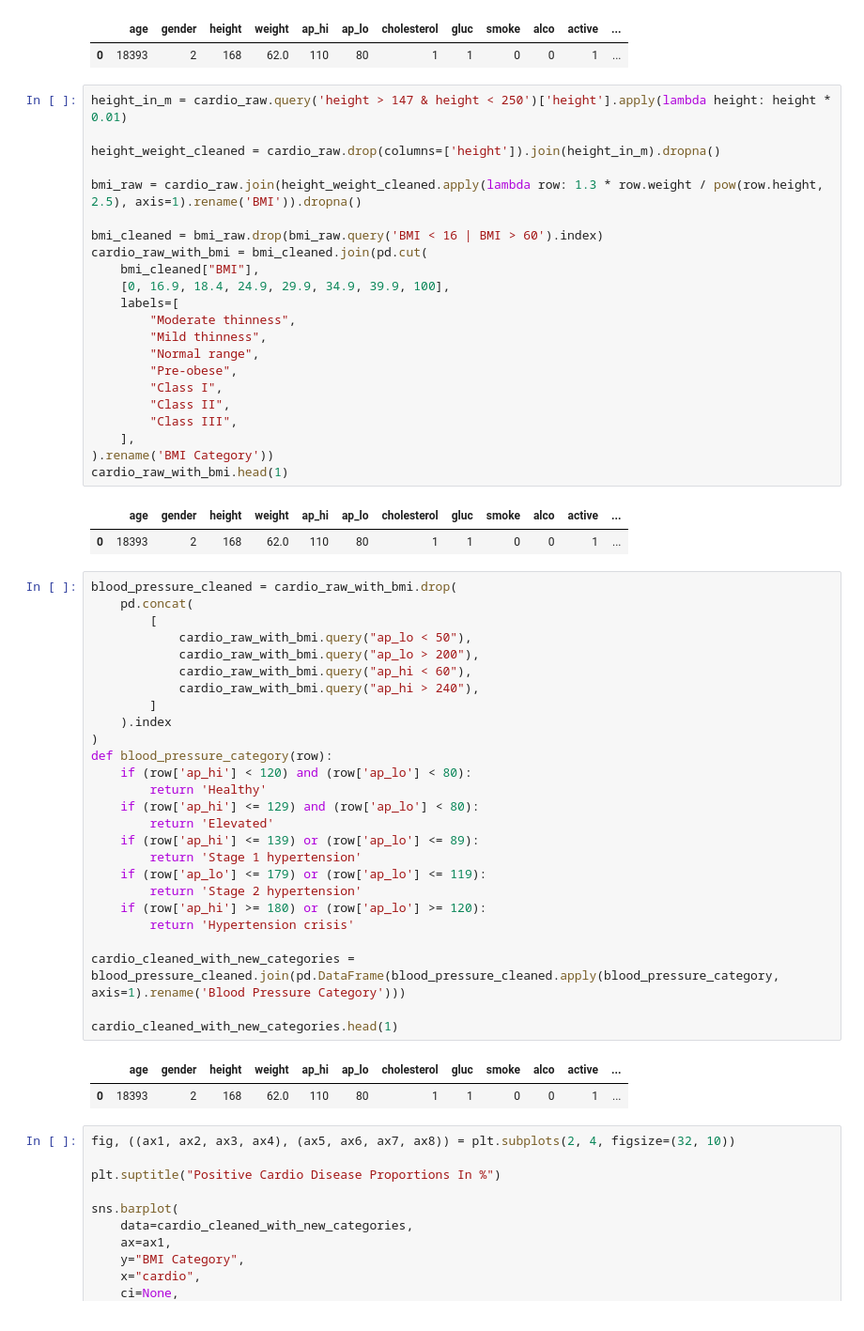
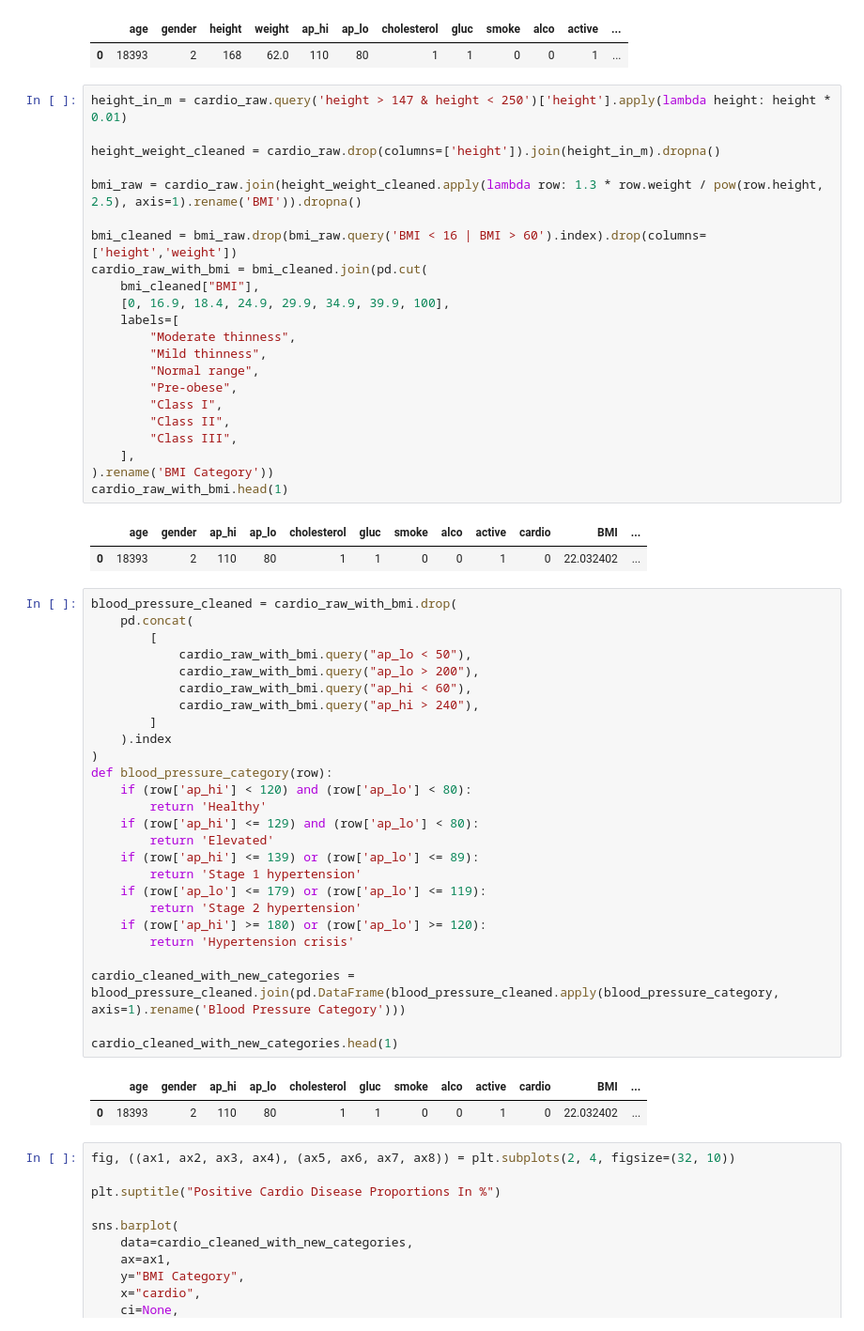
Before and after one commit to felix-tjernberg/machine-learning, a Jupyter notebook: lab/2-2-visualizations.ipynb, the cells around one changed output. Shown at 94% size. Saved outputs shown, nothing was run; the diff lists cells and outputs as text.

```diff
--- a/lab/2-2-visualizations.ipynb
+++ b/lab/2-2-visualizations.ipynb
@@ -17,28 +17,28 @@ cardio_raw.head(1)
 # %%
 height_in_m = cardio_raw.query('height > 147 & height < 250')['height'].apply(lambda height: height * 0.01)
 
 height_weight_cleaned = cardio_raw.drop(columns=['height']).join(height_in_m).dropna()
 
 bmi_raw = cardio_raw.join(height_weight_cleaned.apply(lambda row: 1.3 * row.weight / pow(row.height, 2.5), axis=1).rename('BMI')).dropna()
 
-bmi_cleaned = bmi_raw.drop(bmi_raw.query('BMI < 16 | BMI > 60').index)
+bmi_cleaned = bmi_raw.drop(bmi_raw.query('BMI < 16 | BMI > 60').index).drop(columns=['height','weight'])
 cardio_raw_with_bmi = bmi_cleaned.join(pd.cut(
     bmi_cleaned["BMI"],
     [0, 16.9, 18.4, 24.9, 29.9, 34.9, 39.9, 100],
     labels=[
         "Moderate thinness",
         "Mild thinness",
         "Normal range",
         "Pre-obese",
         "Class I",
         "Class II",
         "Class III",
     ],
 ).rename('BMI Category'))
 cardio_raw_with_bmi.head(1)
 # %% [output]
-|  | age | gender | height | weight | ap_hi | ap_lo | cholesterol | gluc | smoke | alco | active | ... |
-| 0 | 18393 | 2 | 168 | 62.0 | 110 | 80 | 1 | 1 | 0 | 0 | 1 | ... |
+|  | age | gender | ap_hi | ap_lo | cholesterol | gluc | smoke | alco | active | cardio | BMI | ... |
+| 0 | 18393 | 2 | 110 | 80 | 1 | 1 | 0 | 0 | 1 | 0 | 22.032402 | ... |
 # %%
 blood_pressure_cleaned = cardio_raw_with_bmi.drop(
     pd.concat(
@@ -66,8 +66,8 @@ cardio_cleaned_with_new_categories = blood_pressure_cleaned.join(pd.DataFrame(bl
 
 cardio_cleaned_with_new_categories.head(1)
 # %% [output]
-|  | age | gender | height | weight | ap_hi | ap_lo | cholesterol | gluc | smoke | alco | active | ... |
-| 0 | 18393 | 2 | 168 | 62.0 | 110 | 80 | 1 | 1 | 0 | 0 | 1 | ... |
+|  | age | gender | ap_hi | ap_lo | cholesterol | gluc | smoke | alco | active | cardio | BMI | ... |
+| 0 | 18393 | 2 | 110 | 80 | 1 | 1 | 0 | 0 | 1 | 0 | 22.032402 | ... |
 # %%
 fig, ((ax1, ax2, ax3, ax4), (ax5, ax6, ax7, ax8)) = plt.subplots(2, 4, figsize=(32, 10))
 
```
Also changed, not shown: parts of 5 cells of this notebook.
